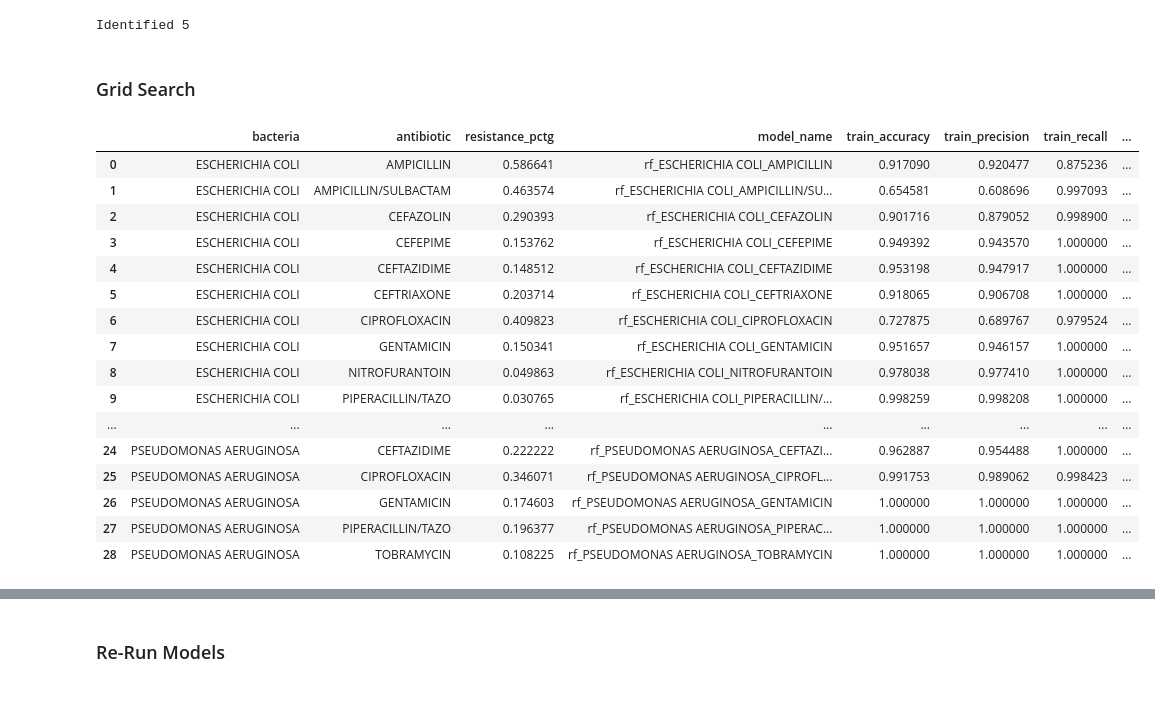
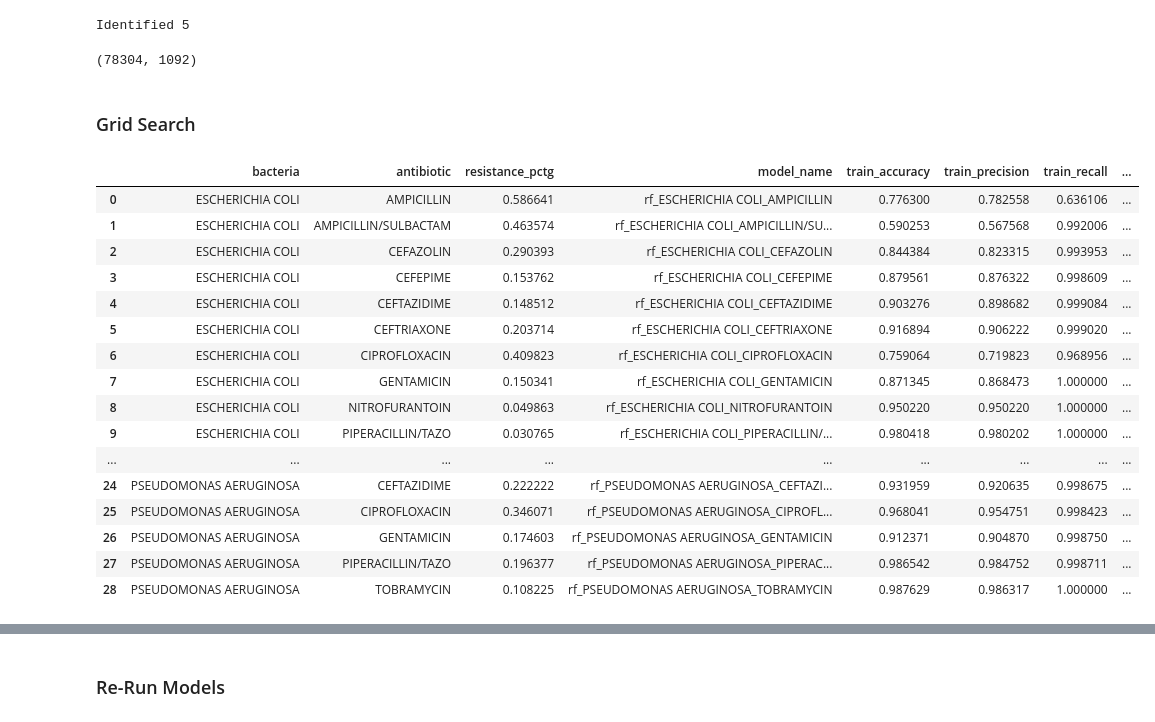
Before and after one commit to Jas-Dinh/resist.ai, a Jupyter notebook: 4b_MIMIC-IV_Modeling_Katt.ipynb, the cells around one changed output, grey strips where cells are left out. Drawn from its saved outputs; the diff is of its cells as text; code cells hidden in the pictures.

```diff
--- a/4b_MIMIC-IV_Modeling_Katt.ipynb
+++ b/4b_MIMIC-IV_Modeling_Katt.ipynb
@@ -139,6 +152,10 @@ for col in race_columns:
 modeling_df['to_stratify'] = modeling_df['race_category'] + '_' + modeling_df['susceptible_flag'].astype(str)
 # %% [output]
 Identified 5
+# %%
+modeling_df.shape
+# %% [output]
+(78304, 1092)
 # %% [markdown]
 ### Grid Search
 # %%
@@ -180,12 +197,12 @@ for bacteria, antibiotic in progress_bar:
     param_grid = {
         # gradient boosting
         "learning_rate": [0.01, 0.1],
-        "min_samples_leaf": [10, 20],
-        "max_depth": [8, 10],
+        "min_samples_leaf": [20, 30],
+        "max_depth": [5, 8],
         "max_features": [0.275, 0.5],
-        "max_iter": [25, 50],
+        "max_iter": [25, 50, 75],
         "l2_regularization":[0.01, 0.1],
-        "max_leaf_nodes": [20, 30]
+        "max_leaf_nodes": [10, 20]
     }
 
     rf = HistGradientBoostingClassifier(random_state=42, early_stopping=True)
@@ -235,46 +252,46 @@ for bacteria, antibiotic in progress_bar:
             'train_precision': train_precision,
             'train_recall': train_recall,
             'train_f1_score': train_f1,
             'test_accuracy': test_accuracy,
             'test_precision': test_precision,
             'test_recall': test_recall,
             'test_f1_score': test_f1,
             'learning_rate': best_params.get('learning_rate'),
             'min_samples_leaf': best_params.get('min_samples_leaf'),
             'max_depth': best_params.get('max_depth'),
             'max_features': best_params.get('max_features'),
             'max_iter': best_params.get('max_iter'),
             'l2_regularization': best_params.get('l2_regularization'),
             'max_leaf_nodes': best_params.get('max_leaf_nodes')
         })
 
     # Step 7: Store train and test DataFrames in dictionary
     if bacteria not in model_datasets_dict:
         model_datasets_dict[bacteria] = {}
 
     model_datasets_dict[bacteria][antibiotic] = {
             'train': pd.DataFrame({'actual': y_train, 'predicted_prob': y_prob_train}),
             'test': pd.DataFrame({'actual': y_test, 'predicted_prob': y_prob_test}),
     }
 
 # Convert results to a DataFrame
 results_df = pd.DataFrame(results)
 results_df
 # %% [output]
 |  | bacteria | antibiotic | resistance_pctg | model_name | train_accuracy | train_precision | train_recall | ... |
-| 0 | ESCHERICHIA COLI | AMPICILLIN | 0.586641 | rf_ESCHERICHIA COLI_AMPICILLIN | 0.917090 | 0.920477 | 0.875236 | ... |
-| 1 | ESCHERICHIA COLI | AMPICILLIN/SULBACTAM | 0.463574 | rf_ESCHERICHIA COLI_AMPICILLIN/SU... | 0.654581 | 0.608696 | 0.997093 | ... |
-| 2 | ESCHERICHIA COLI | CEFAZOLIN | 0.290393 | rf_ESCHERICHIA COLI_CEFAZOLIN | 0.901716 | 0.879052 | 0.998900 | ... |
-| 3 | ESCHERICHIA COLI | CEFEPIME | 0.153762 | rf_ESCHERICHIA COLI_CEFEPIME | 0.949392 | 0.943570 | 1.000000 | ... |
-| 4 | ESCHERICHIA COLI | CEFTAZIDIME | 0.148512 | rf_ESCHERICHIA COLI_CEFTAZIDIME | 0.953198 | 0.947917 | 1.000000 | ... |
-| 5 | ESCHERICHIA COLI | CEFTRIAXONE | 0.203714 | rf_ESCHERICHIA COLI_CEFTRIAXONE | 0.918065 | 0.906708 | 1.000000 | ... |
-| 6 | ESCHERICHIA COLI | CIPROFLOXACIN | 0.409823 | rf_ESCHERICHIA COLI_CIPROFLOXACIN | 0.727875 | 0.689767 | 0.979524 | ... |
-| 7 | ESCHERICHIA COLI | GENTAMICIN | 0.150341 | rf_ESCHERICHIA COLI_GENTAMICIN | 0.951657 | 0.946157 | 1.000000 | ... |
-| 8 | ESCHERICHIA COLI | NITROFURANTOIN | 0.049863 | rf_ESCHERICHIA COLI_NITROFURANTOIN | 0.978038 | 0.977410 | 1.000000 | ... |
-| 9 | ESCHERICHIA COLI | PIPERACILLIN/TAZO | 0.030765 | rf_ESCHERICHIA COLI_PIPERACILLIN/... | 0.998259 | 0.998208 | 1.000000 | ... |
+| 0 | ESCHERICHIA COLI | AMPICILLIN | 0.586641 | rf_ESCHERICHIA COLI_AMPICILLIN | 0.776300 | 0.782558 | 0.636106 | ... |
+| 1 | ESCHERICHIA COLI | AMPICILLIN/SULBACTAM | 0.463574 | rf_ESCHERICHIA COLI_AMPICILLIN/SU... | 0.590253 | 0.567568 | 0.992006 | ... |
+| 2 | ESCHERICHIA COLI | CEFAZOLIN | 0.290393 | rf_ESCHERICHIA COLI_CEFAZOLIN | 0.844384 | 0.823315 | 0.993953 | ... |
+| 3 | ESCHERICHIA COLI | CEFEPIME | 0.153762 | rf_ESCHERICHIA COLI_CEFEPIME | 0.879561 | 0.876322 | 0.998609 | ... |
+| 4 | ESCHERICHIA COLI | CEFTAZIDIME | 0.148512 | rf_ESCHERICHIA COLI_CEFTAZIDIME | 0.903276 | 0.898682 | 0.999084 | ... |
+| 5 | ESCHERICHIA COLI | CEFTRIAXONE | 0.203714 | rf_ESCHERICHIA COLI_CEFTRIAXONE | 0.916894 | 0.906222 | 0.999020 | ... |
+| 6 | ESCHERICHIA COLI | CIPROFLOXACIN | 0.409823 | rf_ESCHERICHIA COLI_CIPROFLOXACIN | 0.759064 | 0.719823 | 0.968956 | ... |
+| 7 | ESCHERICHIA COLI | GENTAMICIN | 0.150341 | rf_ESCHERICHIA COLI_GENTAMICIN | 0.871345 | 0.868473 | 1.000000 | ... |
+| 8 | ESCHERICHIA COLI | NITROFURANTOIN | 0.049863 | rf_ESCHERICHIA COLI_NITROFURANTOIN | 0.950220 | 0.950220 | 1.000000 | ... |
+| 9 | ESCHERICHIA COLI | PIPERACILLIN/TAZO | 0.030765 | rf_ESCHERICHIA COLI_PIPERACILLIN/... | 0.980418 | 0.980202 | 1.000000 | ... |
 | ... | ... | ... | ... | ... | ... | ... | ... | ... |
-| 24 | PSEUDOMONAS AERUGINOSA | CEFTAZIDIME | 0.222222 | rf_PSEUDOMONAS AERUGINOSA_CEFTAZI... | 0.962887 | 0.954488 | 1.000000 | ... |
-| 25 | PSEUDOMONAS AERUGINOSA | CIPROFLOXACIN | 0.346071 | rf_PSEUDOMONAS AERUGINOSA_CIPROFL... | 0.991753 | 0.989062 | 0.998423 | ... |
-| 26 | PSEUDOMONAS AERUGINOSA | GENTAMICIN | 0.174603 | rf_PSEUDOMONAS AERUGINOSA_GENTAMICIN | 1.000000 | 1.000000 | 1.000000 | ... |
-| 27 | PSEUDOMONAS AERUGINOSA | PIPERACILLIN/TAZO | 0.196377 | rf_PSEUDOMONAS AERUGINOSA_PIPERAC... | 1.000000 | 1.000000 | 1.000000 | ... |
-| 28 | PSEUDOMONAS AERUGINOSA | TOBRAMYCIN | 0.108225 | rf_PSEUDOMONAS AERUGINOSA_TOBRAMYCIN | 1.000000 | 1.000000 | 1.000000 | ... |
+| 24 | PSEUDOMONAS AERUGINOSA | CEFTAZIDIME | 0.222222 | rf_PSEUDOMONAS AERUGINOSA_CEFTAZI... | 0.931959 | 0.920635 | 0.998675 | ... |
+| 25 | PSEUDOMONAS AERUGINOSA | CIPROFLOXACIN | 0.346071 | rf_PSEUDOMONAS AERUGINOSA_CIPROFL... | 0.968041 | 0.954751 | 0.998423 | ... |
+| 26 | PSEUDOMONAS AERUGINOSA | GENTAMICIN | 0.174603 | rf_PSEUDOMONAS AERUGINOSA_GENTAMICIN | 0.912371 | 0.904870 | 0.998750 | ... |
+| 27 | PSEUDOMONAS AERUGINOSA | PIPERACILLIN/TAZO | 0.196377 | rf_PSEUDOMONAS AERUGINOSA_PIPERAC... | 0.986542 | 0.984752 | 0.998711 | ... |
+| 28 | PSEUDOMONAS AERUGINOSA | TOBRAMYCIN | 0.108225 | rf_PSEUDOMONAS AERUGINOSA_TOBRAMYCIN | 0.987629 | 0.986317 | 1.000000 | ... |
```
Also changed, not shown: parts of 6 cells of this notebook, 2 other files.
